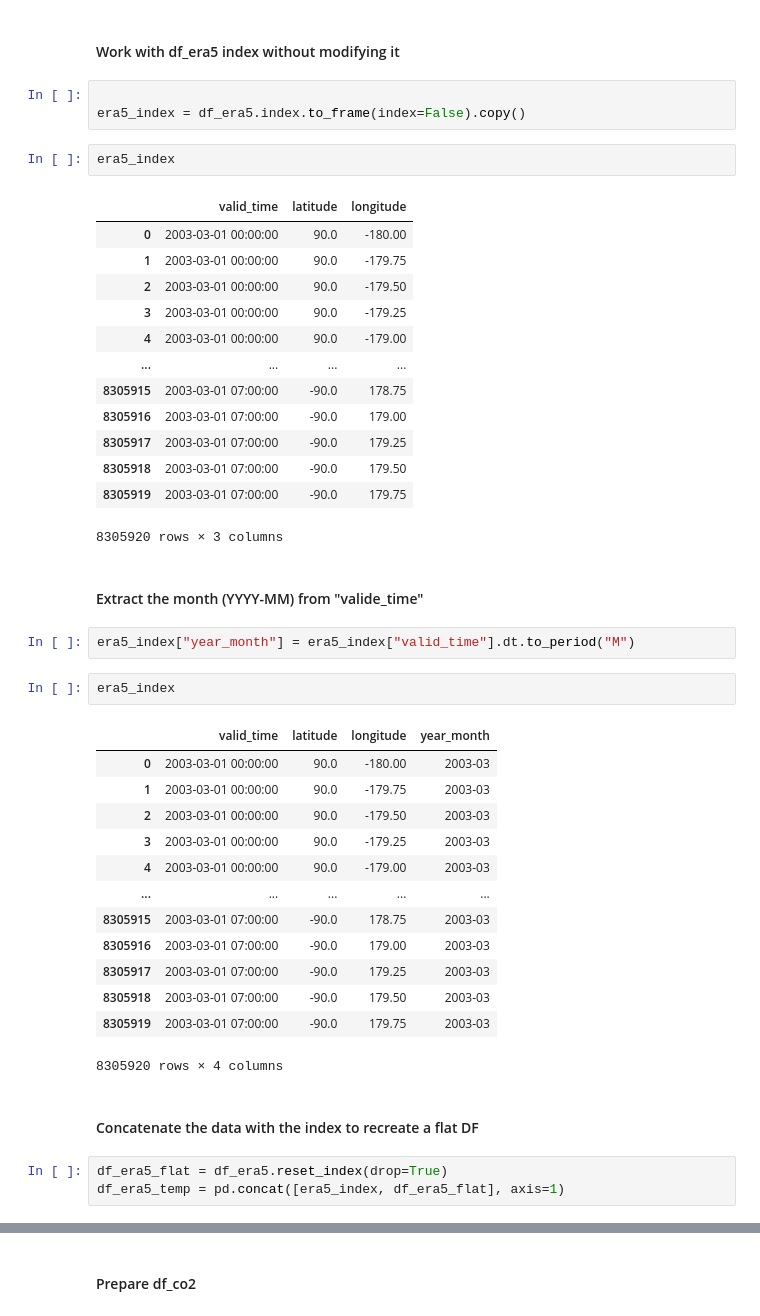
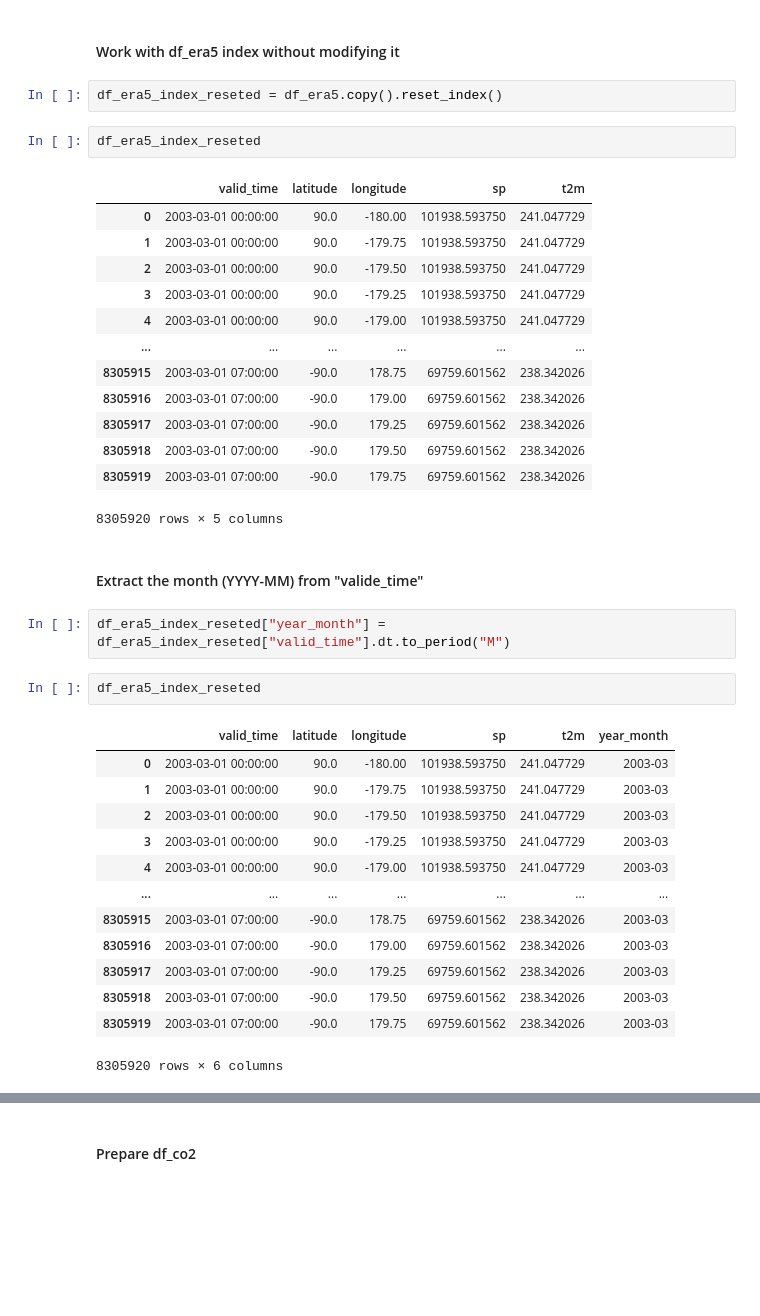
Before and after one commit to mrquaternion/CS-Pipeline, a Jupyter notebook: merge_era5_and_co2_proc.ipynb, the cells around one changed output, grey strips where cells are left out. Cells and saved outputs as stored; diff of their text form; blank space fills up the shorter version.

```diff
--- a/merge_era5_and_co2_proc.ipynb
+++ b/merge_era5_and_co2_proc.ipynb
@@ -84,46 +93,40 @@ df_era5
 # %% [markdown]
 #### Work with df_era5 index without modifying it
 # %%
-
-era5_index = df_era5.index.to_frame(index=False).copy()
+df_era5_index_reseted = df_era5.copy().reset_index()
 # %%
-era5_index
+df_era5_index_reseted
 # %% [output]
-|  | valid_time | latitude | longitude |
-| 0 | 2003-03-01 00:00:00 | 90.0 | -180.00 |
-| 1 | 2003-03-01 00:00:00 | 90.0 | -179.75 |
-| 2 | 2003-03-01 00:00:00 | 90.0 | -179.50 |
-| 3 | 2003-03-01 00:00:00 | 90.0 | -179.25 |
-| 4 | 2003-03-01 00:00:00 | 90.0 | -179.00 |
-| ... | ... | ... | ... |
-| 8305915 | 2003-03-01 07:00:00 | -90.0 | 178.75 |
-| 8305916 | 2003-03-01 07:00:00 | -90.0 | 179.00 |
-| 8305917 | 2003-03-01 07:00:00 | -90.0 | 179.25 |
-| 8305918 | 2003-03-01 07:00:00 | -90.0 | 179.50 |
-| 8305919 | 2003-03-01 07:00:00 | -90.0 | 179.75 |
+|  | valid_time | latitude | longitude | sp | t2m |
+| 0 | 2003-03-01 00:00:00 | 90.0 | -180.00 | 101938.593750 | 241.047729 |
+| 1 | 2003-03-01 00:00:00 | 90.0 | -179.75 | 101938.593750 | 241.047729 |
+| 2 | 2003-03-01 00:00:00 | 90.0 | -179.50 | 101938.593750 | 241.047729 |
+| 3 | 2003-03-01 00:00:00 | 90.0 | -179.25 | 101938.593750 | 241.047729 |
+| 4 | 2003-03-01 00:00:00 | 90.0 | -179.00 | 101938.593750 | 241.047729 |
+| ... | ... | ... | ... | ... | ... |
+| 8305915 | 2003-03-01 07:00:00 | -90.0 | 178.75 | 69759.601562 | 238.342026 |
+| 8305916 | 2003-03-01 07:00:00 | -90.0 | 179.00 | 69759.601562 | 238.342026 |
+| 8305917 | 2003-03-01 07:00:00 | -90.0 | 179.25 | 69759.601562 | 238.342026 |
+| 8305918 | 2003-03-01 07:00:00 | -90.0 | 179.50 | 69759.601562 | 238.342026 |
+| 8305919 | 2003-03-01 07:00:00 | -90.0 | 179.75 | 69759.601562 | 238.342026 |
-8305920 rows × 3 columns
+8305920 rows × 5 columns
 # %% [markdown]
 #### Extract the month (YYYY-MM) from "valide_time"
 # %%
-era5_index["year_month"] = era5_index["valid_time"].dt.to_period("M")
+df_era5_index_reseted["year_month"] = df_era5_index_reseted["valid_time"].dt.to_period("M")
 # %%
-era5_index
+df_era5_index_reseted
 # %% [output]
-|  | valid_time | latitude | longitude | year_month |
-| 0 | 2003-03-01 00:00:00 | 90.0 | -180.00 | 2003-03 |
-| 1 | 2003-03-01 00:00:00 | 90.0 | -179.75 | 2003-03 |
-| 2 | 2003-03-01 00:00:00 | 90.0 | -179.50 | 2003-03 |
-| 3 | 2003-03-01 00:00:00 | 90.0 | -179.25 | 2003-03 |
-| 4 | 2003-03-01 00:00:00 | 90.0 | -179.00 | 2003-03 |
-| ... | ... | ... | ... | ... |
-| 8305915 | 2003-03-01 07:00:00 | -90.0 | 178.75 | 2003-03 |
-| 8305916 | 2003-03-01 07:00:00 | -90.0 | 179.00 | 2003-03 |
-| 8305917 | 2003-03-01 07:00:00 | -90.0 | 179.25 | 2003-03 |
-| 8305918 | 2003-03-01 07:00:00 | -90.0 | 179.50 | 2003-03 |
-| 8305919 | 2003-03-01 07:00:00 | -90.0 | 179.75 | 2003-03 |
+|  | valid_time | latitude | longitude | sp | t2m | year_month |
+| 0 | 2003-03-01 00:00:00 | 90.0 | -180.00 | 101938.593750 | 241.047729 | 2003-03 |
+| 1 | 2003-03-01 00:00:00 | 90.0 | -179.75 | 101938.593750 | 241.047729 | 2003-03 |
+| 2 | 2003-03-01 00:00:00 | 90.0 | -179.50 | 101938.593750 | 241.047729 | 2003-03 |
+| 3 | 2003-03-01 00:00:00 | 90.0 | -179.25 | 101938.593750 | 241.047729 | 2003-03 |
+| 4 | 2003-03-01 00:00:00 | 90.0 | -179.00 | 101938.593750 | 241.047729 | 2003-03 |
+| ... | ... | ... | ... | ... | ... | ... |
+| 8305915 | 2003-03-01 07:00:00 | -90.0 | 178.75 | 69759.601562 | 238.342026 | 2003-03 |
+| 8305916 | 2003-03-01 07:00:00 | -90.0 | 179.00 | 69759.601562 | 238.342026 | 2003-03 |
+| 8305917 | 2003-03-01 07:00:00 | -90.0 | 179.25 | 69759.601562 | 238.342026 | 2003-03 |
+| 8305918 | 2003-03-01 07:00:00 | -90.0 | 179.50 | 69759.601562 | 238.342026 | 2003-03 |
+| 8305919 | 2003-03-01 07:00:00 | -90.0 | 179.75 | 69759.601562 | 238.342026 | 2003-03 |
-8305920 rows × 4 columns
+8305920 rows × 6 columns
-# %% [markdown]
-#### Concatenate the data with the index to recreate a flat DF
-# %%
-df_era5_flat = df_era5.reset_index(drop=True)
-df_era5_temp = pd.concat([era5_index, df_era5_flat], axis=1)
```
Also changed, not shown: parts of 20 cells of this notebook.
